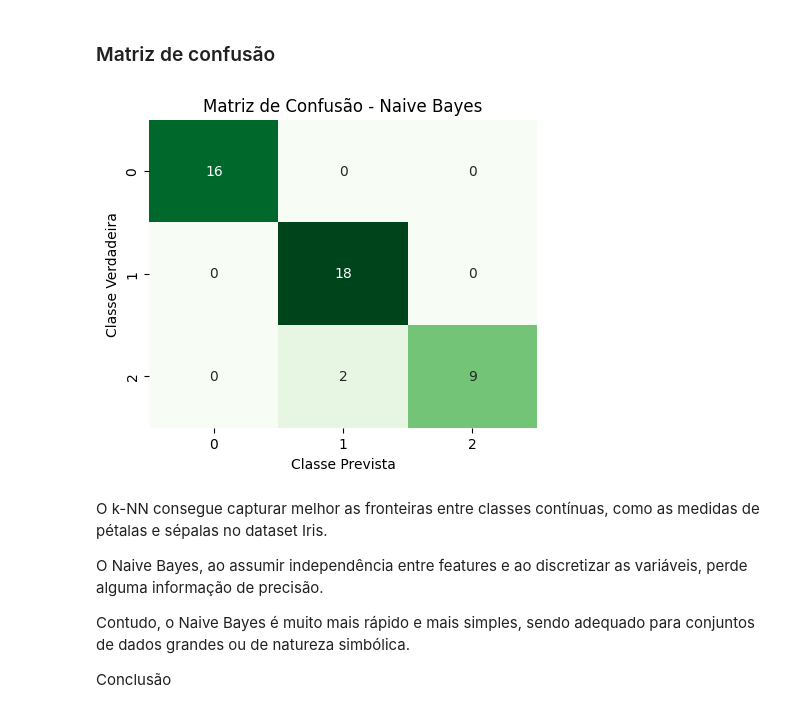
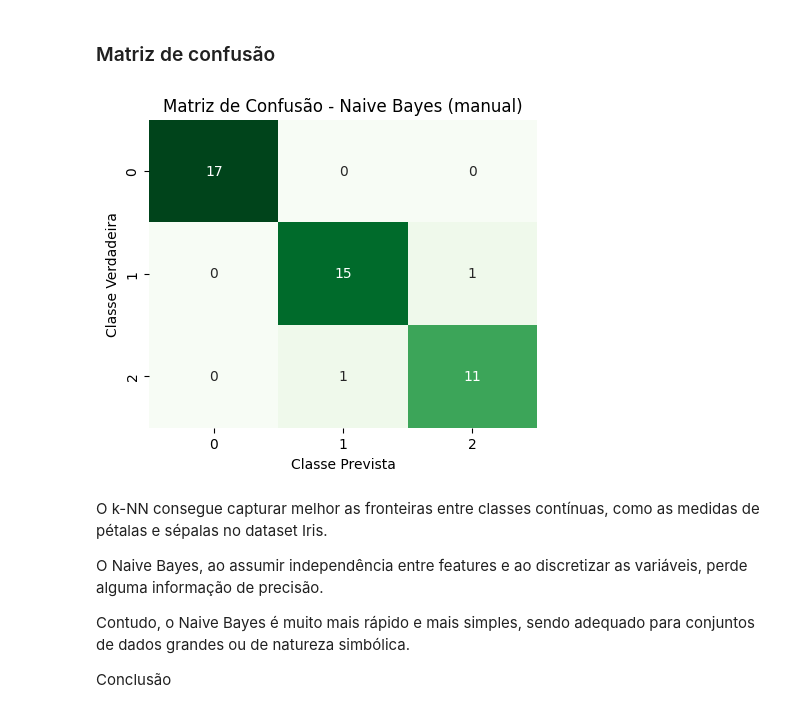
Before and after one commit to AlexRode/IAA, a Jupyter notebook: supervised.ipynb, the cells around one changed output. Drawn from its saved outputs; the diff is of its cells as text; code cells hidden in the pictures.

```diff
--- a/supervised.ipynb
+++ b/supervised.ipynb
@@ -388,7 +388,22 @@ y = le.fit_transform(y)
 # %%
 # Splitting dataset into training set and test set
 
-X_train, X_test, y_train, y_test = train_test_split(X, y, test_size=0.3, random_state=seed)
+test_size = 0.3
+np.random.seed(42)
+
+# Embaralhar índices
+indices = np.arange(len(X))
+np.random.shuffle(indices)
+
+# Calcular ponto de divisão
+split_point = int(len(X) * (1 - test_size))
+
+# Dividir dados
+train_idx = indices[:split_point]
+test_idx = indices[split_point:]
+
+X_train, X_test = X[train_idx], X[test_idx]
+y_train, y_test = y[train_idx], y[test_idx]
 # %% [markdown]
 ### KNN
 # %%
@@ -539,20 +759,25 @@ plt.show()
 # %% [markdown]
 ### Matriz de confusão
 # %%
-X_train, X_test, y_train, y_test = train_test_split(X_disc, y, test_size=0.3, random_state=0)
-nb = NaiveBayesCategorical()
-nb.fit(X_train, y_train)
-y_pred = nb.predict(X_test)
+classes = np.unique(np.concatenate((y_test, y_pred)))
+n_classes = len(classes)
+cm = np.zeros((n_classes, n_classes), dtype=int)
 
-cm = confusion_matrix(y_test, y_pred)
-plt.figure(figsize=(5,4))
-sns.heatmap(cm, annot=True, fmt='d', cmap='Greens', cbar=False)
-plt.title("Matriz de Confusão - Naive Bayes")
+for true, pred in zip(y_test, y_pred):
+    i = np.where(classes == true)[0][0]
+    j = np.where(classes == pred)[0][0]
+    cm[i, j] += 1
+
+# --- Plot da matriz ---
+plt.figure(figsize=(5, 4))
+sns.heatmap(cm, annot=True, fmt='d', cmap='Greens', cbar=False,
+            xticklabels=classes, yticklabels=classes)
+plt.title("Matriz de Confusão - Naive Bayes (manual)")
 plt.xlabel("Classe Prevista")
 plt.ylabel("Classe Verdadeira")
 plt.show()
 # %% [output]
-[figure, old version]
+[figure, new version]
 # %% [markdown]
 O k-NN consegue capturar melhor as fronteiras entre classes contínuas, como as medidas de pétalas e sépalas no dataset Iris.
 
```
Also changed, not shown: parts of 10 cells of this notebook.
